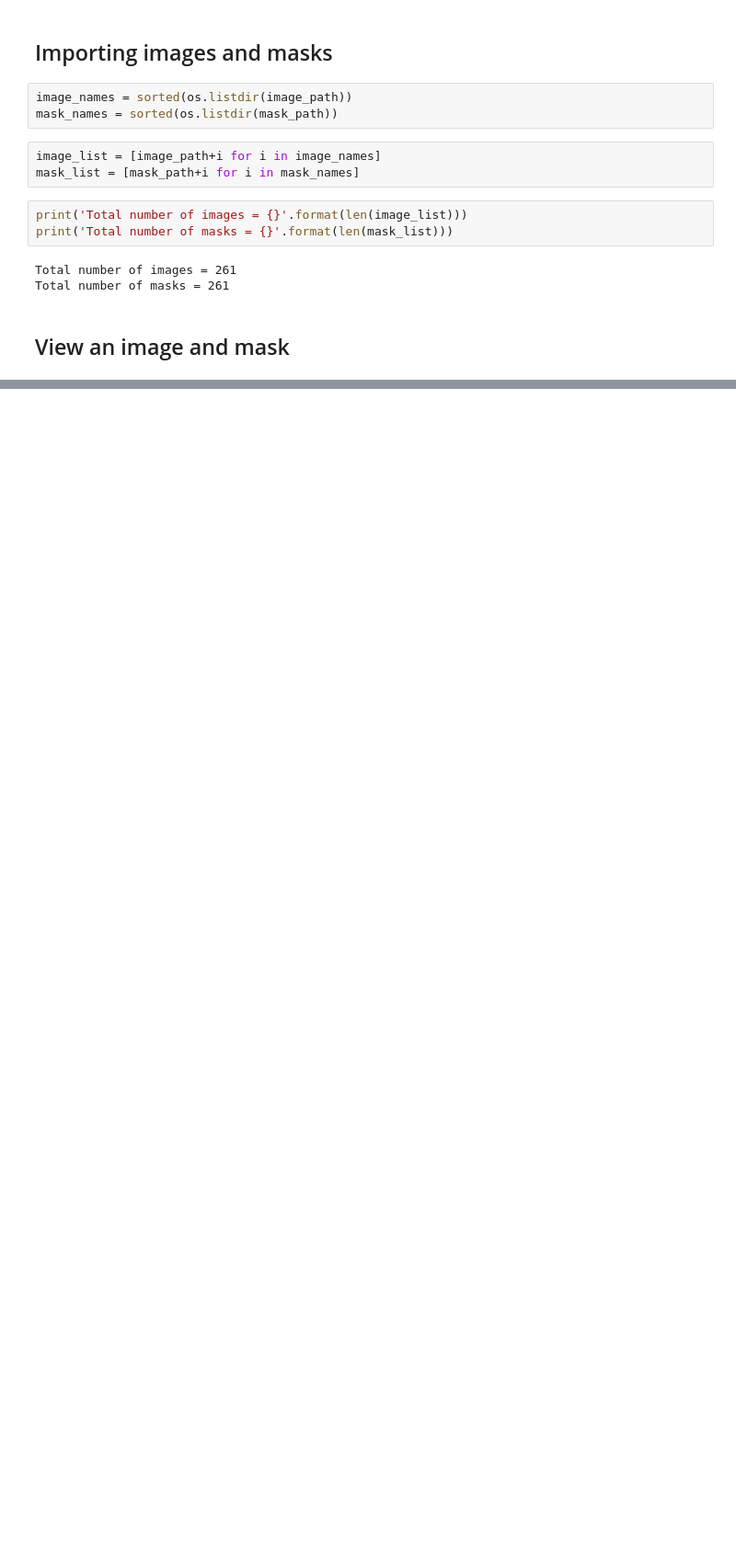
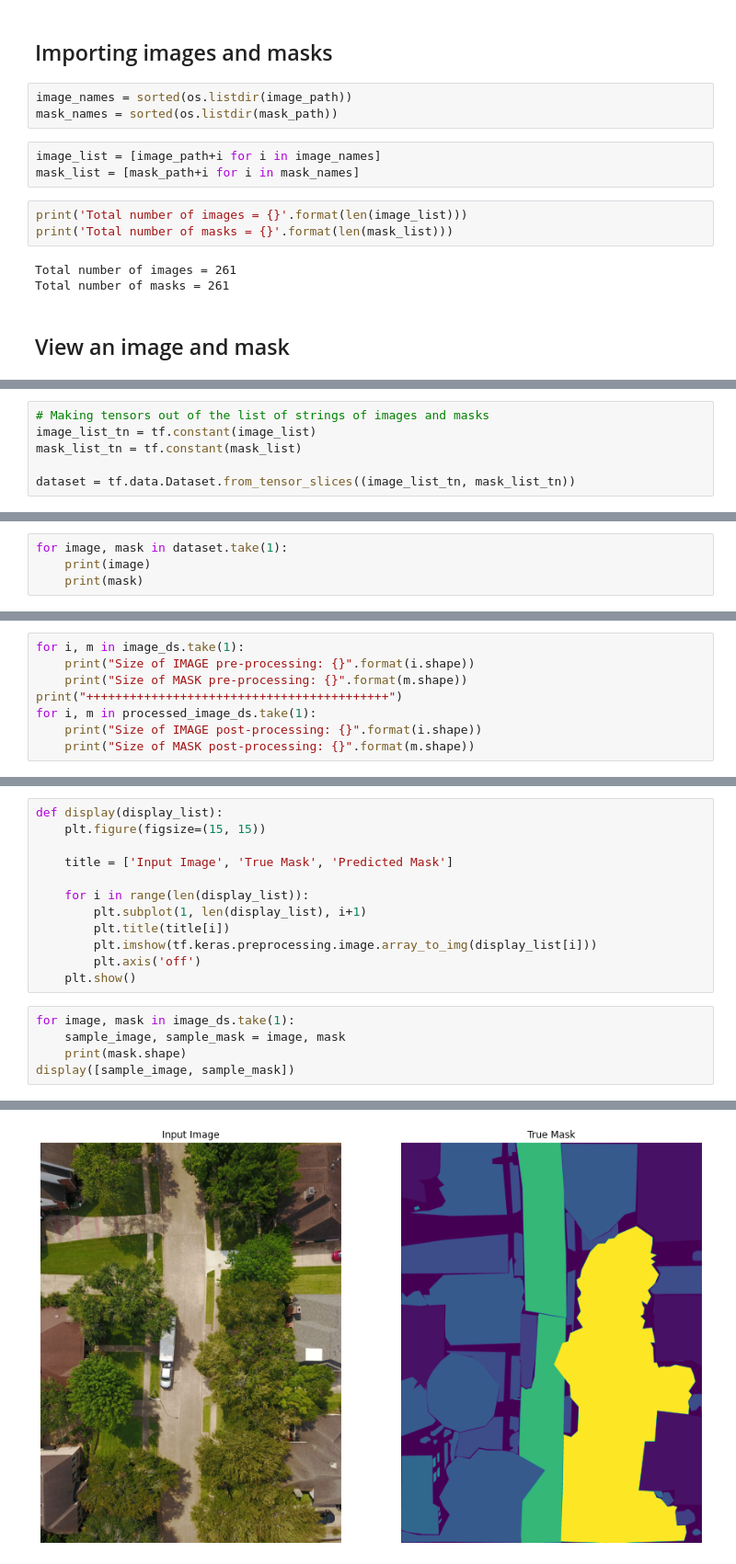
Before and after one commit to RISHIKESHAVAN/harvey-image-segmentation, a Jupyter notebook: code/fdl-project.ipynb, the cells around one changed output, grey strips where cells are left out. Shown at 92% size. Cells and saved outputs as stored; diff of their text form; blank space fills up the shorter version.

```diff
--- a/code/fdl-project.ipynb
+++ b/code/fdl-project.ipynb
@@ -60,0 +66,6 @@ Text(0.5, 1.0, 'Segmentation')
+# %%
+# Making tensors out of the list of strings of images and masks
+image_list_tn = tf.constant(image_list)
+mask_list_tn = tf.constant(mask_list)
+
+dataset = tf.data.Dataset.from_tensor_slices((image_list_tn, mask_list_tn))
@@ -60,0 +75,4 @@ Text(0.5, 1.0, 'Segmentation')
+# %%
+for image, mask in dataset.take(1):
+    print(image)
+    print(mask)
@@ -60,0 +123,8 @@ Text(0.5, 1.0, 'Segmentation')
+# %%
+for i, m in image_ds.take(1):
+    print("Size of IMAGE pre-processing: {}".format(i.shape))
+    print("Size of MASK pre-processing: {}".format(m.shape))
+print("++++++++++++++++++++++++++++++++++++++++++")
+for i, m in processed_image_ds.take(1):
+    print("Size of IMAGE post-processing: {}".format(i.shape))
+    print("Size of MASK post-processing: {}".format(m.shape))
@@ -60,0 +137,18 @@ Text(0.5, 1.0, 'Segmentation')
+# %%
+def display(display_list):
+    plt.figure(figsize=(15, 15))
+
+    title = ['Input Image', 'True Mask', 'Predicted Mask']
+
+    for i in range(len(display_list)):
+        plt.subplot(1, len(display_list), i+1)
+        plt.title(title[i])
+        plt.imshow(tf.keras.preprocessing.image.array_to_img(display_list[i]))
+        plt.axis('off')
+    plt.show()
+# %%
+for image, mask in image_ds.take(1):
+    sample_image, sample_mask = image, mask
+    print(mask.shape)
+display([sample_image, sample_mask])
+# %% [output]
@@ -60,0 +156 @@ Text(0.5, 1.0, 'Segmentation')
+[figure, added]
```
Also changed, not shown: parts of 27 cells of this notebook, 6 other files.
